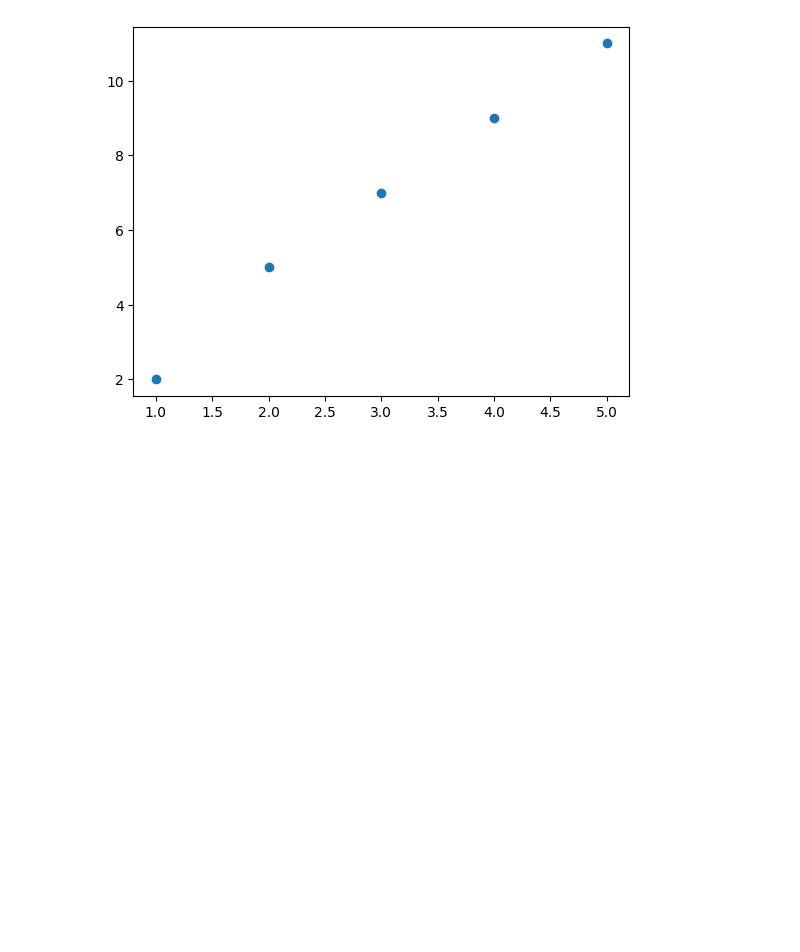
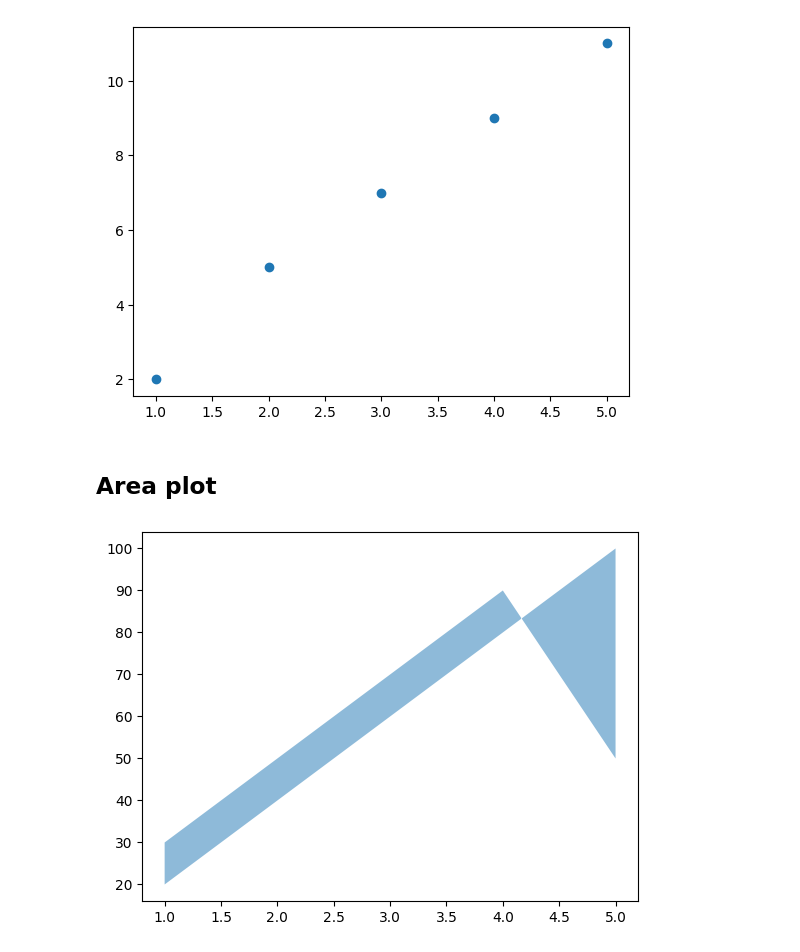
Before and after one commit to jai050803/matplotlib_tutorial, a Jupyter notebook: lineplot.ipynb, the cells around one changed output. Drawn from its saved outputs; the diff is of its cells as text; code cells hidden in the pictures; blank space fills up the shorter version.

Commit message:
area plot in matplotlib

```diff
--- a/lineplot.ipynb
+++ b/lineplot.ipynb
@@ -32,3 +32,14 @@ plt.scatter(x,y)
 plt.show()
 # %% [output]
 [figure]
+# %% [markdown]
+## Area plot
+# %%
+x = [1,2,3,4,5]
+y1 = [20,40,60,80,100]
+y2 = [30,50,70,90,50]
+
+plt.fill_between(x,y1,y2, alpha=0.5)
+plt.show()
+# %% [output]
+[figure, added]
```
